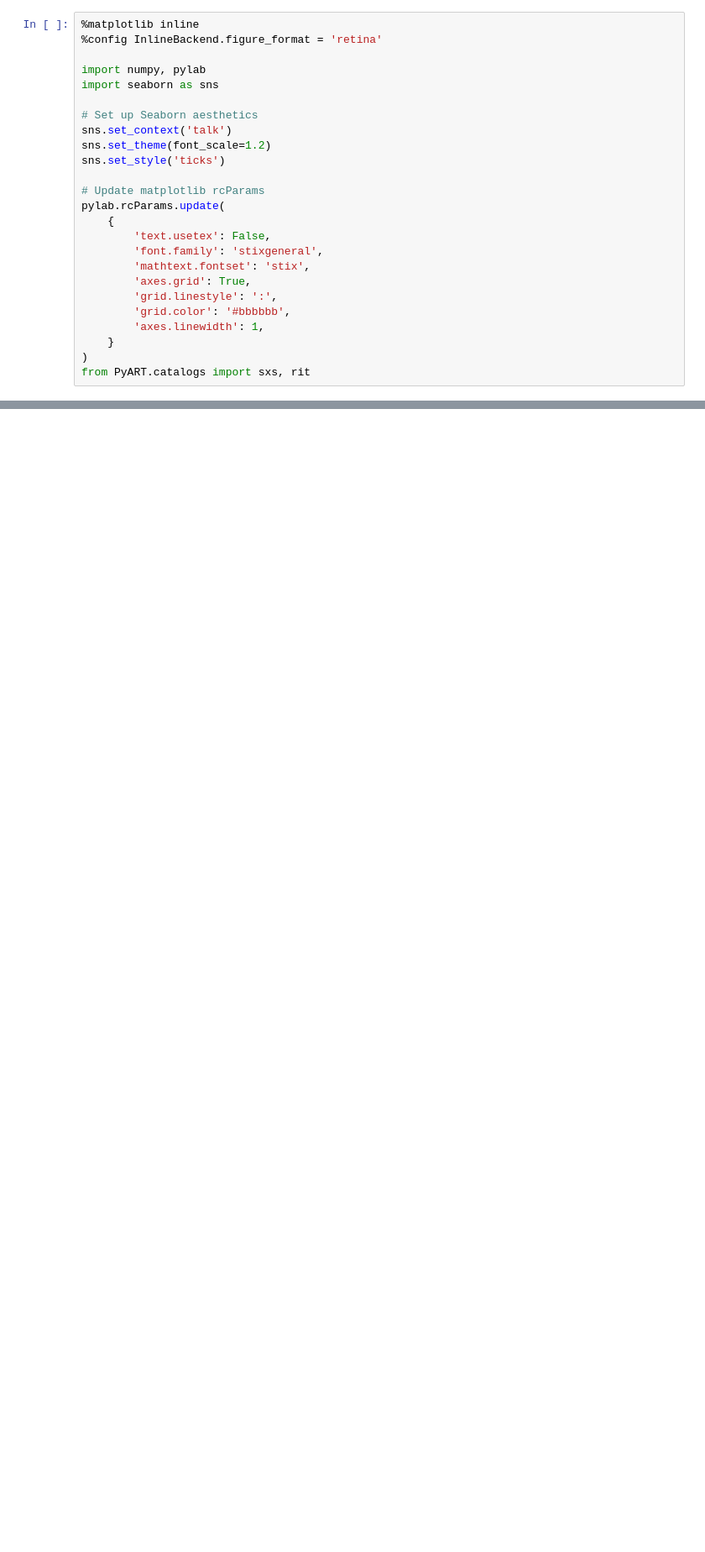
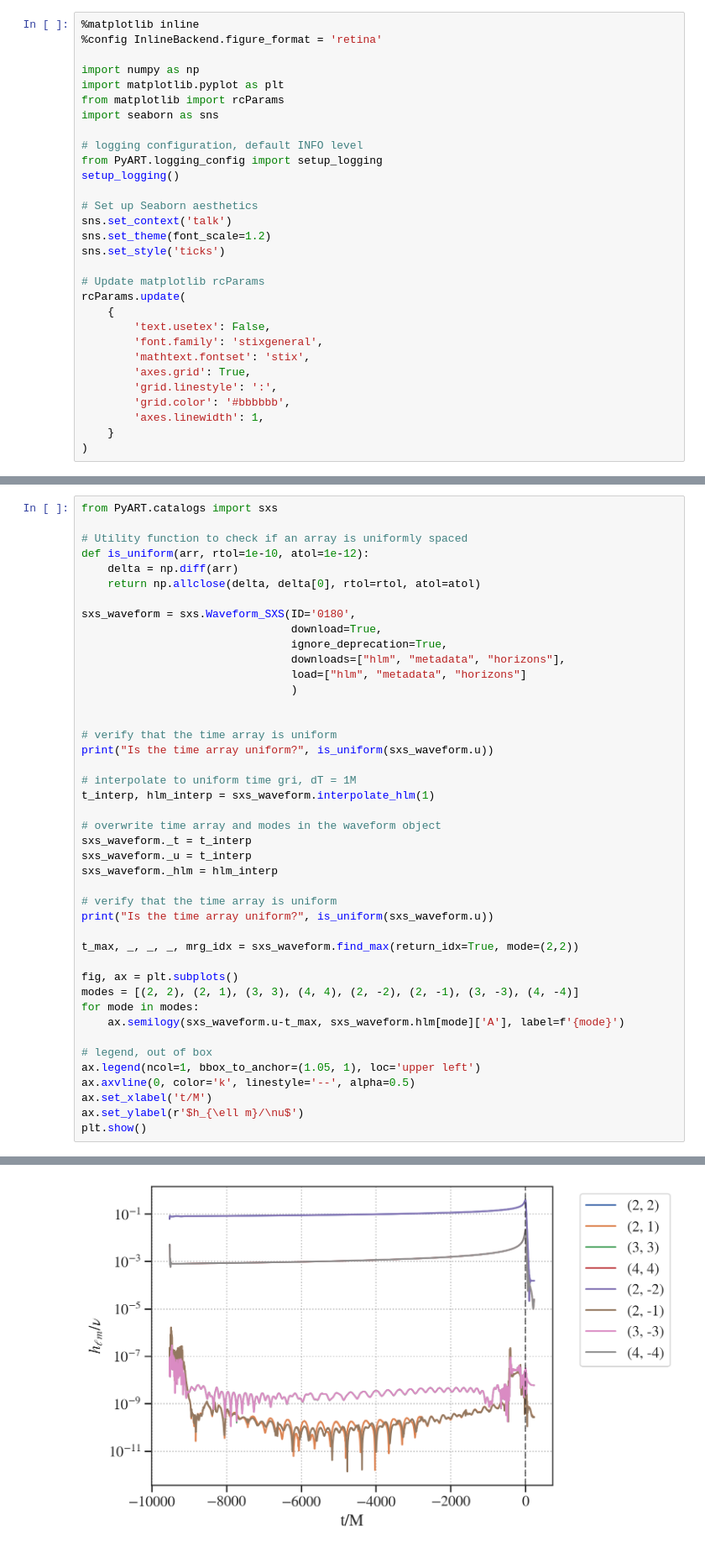
Before and after one commit to RoxGamba/PyART, a Jupyter notebook: docs/source/tutorials/intro_to_waveforms.ipynb, the cells around one changed output, grey strips where cells are left out. Shown at 84% size. Saved outputs shown, nothing was run; the diff lists cells and outputs as text; blank space fills up the shorter version.

```diff
--- a/docs/source/tutorials/intro_to_waveforms.ipynb
+++ b/docs/source/tutorials/intro_to_waveforms.ipynb
@@ -6,8 +6,14 @@ This tutorial demonstrates how to use PyART to download, load waveforms and plot
 %matplotlib inline
 %config InlineBackend.figure_format = 'retina'
 
-import numpy, pylab
+import numpy as np
+import matplotlib.pyplot as plt
+from matplotlib import rcParams
 import seaborn as sns
+
+# logging configuration, default INFO level
+from PyART.logging_config import setup_logging
+setup_logging()
 
 # Set up Seaborn aesthetics
 sns.set_context('talk')
@@ -15,7 +21,7 @@ sns.set_theme(font_scale=1.2)
 sns.set_style('ticks')
 
 # Update matplotlib rcParams
-pylab.rcParams.update(
+rcParams.update(
     {
         'text.usetex': False,
         'font.family': 'stixgeneral',
@@ -26,4 +32,3 @@ pylab.rcParams.update(
         'axes.linewidth': 1,
     }
 )
-from PyART.catalogs import sxs, rit
@@ -188,0 +80,44 @@ frequency-domain (mismatch) comparison in the next tutorial.
+# %%
+from PyART.catalogs import sxs
+
+# Utility function to check if an array is uniformly spaced
+def is_uniform(arr, rtol=1e-10, atol=1e-12):
+    delta = np.diff(arr)
+    return np.allclose(delta, delta[0], rtol=rtol, atol=atol)
+
+sxs_waveform = sxs.Waveform_SXS(ID='0180',
+                                download=True,
+                                ignore_deprecation=True,
+                                downloads=["hlm", "metadata", "horizons"],
+                                load=["hlm", "metadata", "horizons"]
+                                )
+
+
+# verify that the time array is uniform
+print("Is the time array uniform?", is_uniform(sxs_waveform.u))
+
+# interpolate to uniform time gri, dT = 1M
+t_interp, hlm_interp = sxs_waveform.interpolate_hlm(1)
+
+# overwrite time array and modes in the waveform object
+sxs_waveform._t = t_interp
+sxs_waveform._u = t_interp
+sxs_waveform._hlm = hlm_interp
+
+# verify that the time array is uniform
+print("Is the time array uniform?", is_uniform(sxs_waveform.u))
+
+t_max, _, _, _, mrg_idx = sxs_waveform.find_max(return_idx=True, mode=(2,2))
+
+fig, ax = plt.subplots()
+modes = [(2, 2), (2, 1), (3, 3), (4, 4), (2, -2), (2, -1), (3, -3), (4, -4)]
+for mode in modes:
+    ax.semilogy(sxs_waveform.u-t_max, sxs_waveform.hlm[mode]['A'], label=f'{mode}')
+
+# legend, out of box
+ax.legend(ncol=1, bbox_to_anchor=(1.05, 1), loc='upper left')
+ax.axvline(0, color='k', linestyle='--', alpha=0.5)
+ax.set_xlabel('t/M')
+ax.set_ylabel(r'$h_{\ell m}/\nu$')
+plt.show()
+# %% [output]
@@ -188,0 +126 @@ frequency-domain (mismatch) comparison in the next tutorial.
+[figure, added]
```
Also changed, not shown: parts of 14 cells of this notebook, 9 other files.
